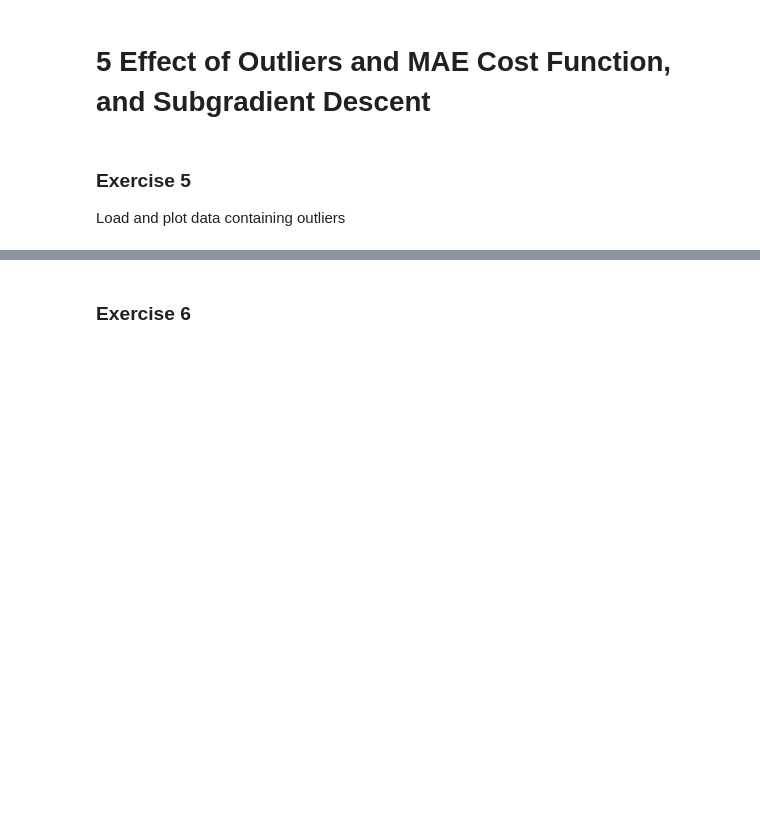
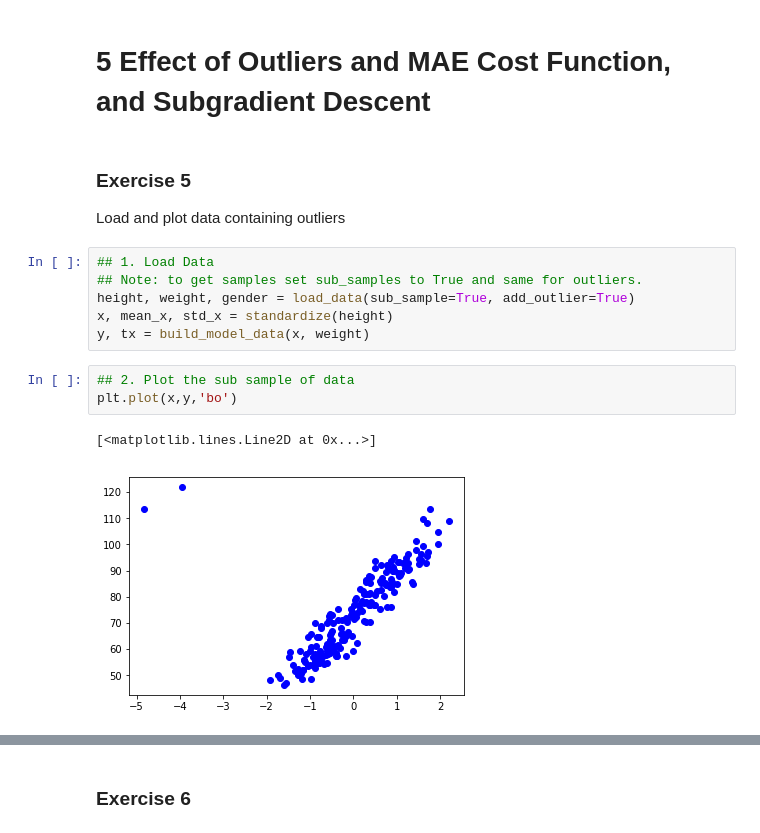
Before and after one commit to vancauwe/my_ML, a Jupyter notebook: ex02/template/ex02.ipynb, the cells around one changed output, grey strips where cells are left out. Drawn from its saved outputs; the diff is of its cells as text; blank space fills up the shorter version.

```diff
--- a/ex02/template/ex02.ipynb
+++ b/ex02/template/ex02.ipynb
@@ -219,3 +295,15 @@ interact(plot_figure, n_iter=IntSlider(min=1, max=len(gradient_ws)))
 ### Exercise 5
 
 Load and plot data containing outliers
+# %%
+## 1. Load Data
+## Note: to get samples set sub_samples to True and same for outliers.
+height, weight, gender = load_data(sub_sample=True, add_outlier=True)
+x, mean_x, std_x = standardize(height)
+y, tx = build_model_data(x, weight)
+# %%
+## 2. Plot the sub sample of data
+plt.plot(x,y,'bo')
+# %% [output]
+[<matplotlib.lines.Line2D at 0x...>]
+[figure, added]
```
Also changed, not shown: parts of 13 cells of this notebook, 18 other files.
